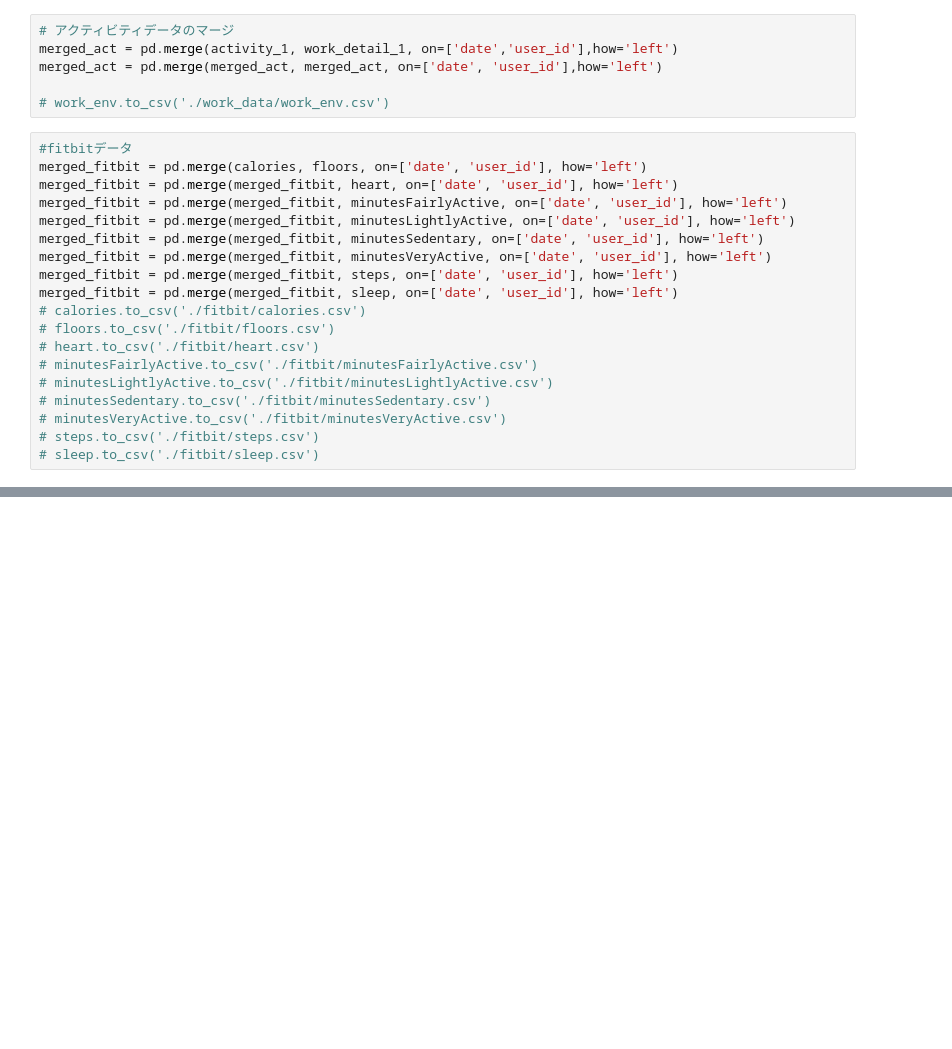
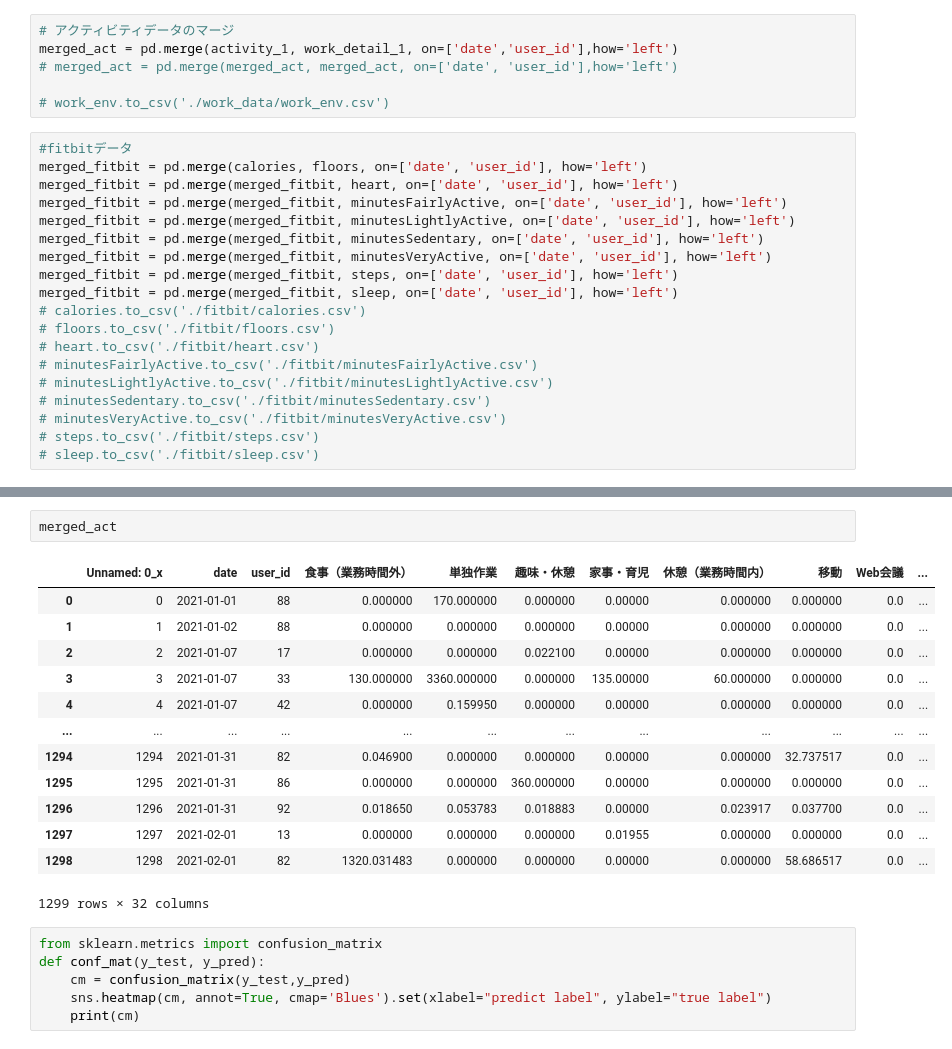
Before and after one commit to yusukennn/research_mental_prediction, a Jupyter notebook: code/analyse/analyse_all_data.ipynb, the cells around one changed output, grey strips where cells are left out. Saved outputs shown, nothing was run; the diff lists cells and outputs as text; blank space fills up the shorter version.

```diff
--- a/code/analyse/analyse_all_data.ipynb
+++ b/code/analyse/analyse_all_data.ipynb
@@ -166,7 +157,7 @@ activity = activity[[ 'user_id','date', '食事（業務時間外）',
 # %%
 # アクティビティデータのマージ
 merged_act = pd.merge(activity_1, work_detail_1, on=['date','user_id'],how='left')
-merged_act = pd.merge(merged_act, merged_act, on=['date', 'user_id'],how='left')
+# merged_act = pd.merge(merged_act, merged_act, on=['date', 'user_id'],how='left')
 
 # work_env.to_csv('./work_data/work_env.csv')
 # %%
@@ -205,3 +436,25 @@ merged_night_w = pd.merge(merged_night_w, night_w_workenga, on=['date','user_id'
+# %%
+merged_act
+# %% [output]
+|  | Unnamed: 0_x | date | user_id | 食事（業務時間外） | 単独作業 | 趣味・休憩 | 家事・育児 | 休憩（業務時間内） | 移動 | Web会議 | ... |
+| 0 | 0 | 2021-01-01 | 88 | 0.000000 | 170.000000 | 0.000000 | 0.00000 | 0.000000 | 0.000000 | 0.0 | ... |
+| 1 | 1 | 2021-01-02 | 88 | 0.000000 | 0.000000 | 0.000000 | 0.00000 | 0.000000 | 0.000000 | 0.0 | ... |
+| 2 | 2 | 2021-01-07 | 17 | 0.000000 | 0.000000 | 0.022100 | 0.00000 | 0.000000 | 0.000000 | 0.0 | ... |
+| 3 | 3 | 2021-01-07 | 33 | 130.000000 | 3360.000000 | 0.000000 | 135.00000 | 60.000000 | 0.000000 | 0.0 | ... |
+| 4 | 4 | 2021-01-07 | 42 | 0.000000 | 0.159950 | 0.000000 | 0.00000 | 0.000000 | 0.000000 | 0.0 | ... |
+| ... | ... | ... | ... | ... | ... | ... | ... | ... | ... | ... | ... |
+| 1294 | 1294 | 2021-01-31 | 82 | 0.046900 | 0.000000 | 0.000000 | 0.00000 | 0.000000 | 32.737517 | 0.0 | ... |
+| 1295 | 1295 | 2021-01-31 | 86 | 0.000000 | 0.000000 | 360.000000 | 0.00000 | 0.000000 | 0.000000 | 0.0 | ... |
+| 1296 | 1296 | 2021-01-31 | 92 | 0.018650 | 0.053783 | 0.018883 | 0.00000 | 0.023917 | 0.037700 | 0.0 | ... |
+| 1297 | 1297 | 2021-02-01 | 13 | 0.000000 | 0.000000 | 0.000000 | 0.01955 | 0.000000 | 0.000000 | 0.0 | ... |
+| 1298 | 1298 | 2021-02-01 | 82 | 1320.031483 | 0.000000 | 0.000000 | 0.00000 | 0.000000 | 58.686517 | 0.0 | ... |
+1299 rows × 32 columns
+# %%
+from sklearn.metrics import confusion_matrix
+def conf_mat(y_test, y_pred):
+    cm = confusion_matrix(y_test,y_pred)
+    sns.heatmap(cm, annot=True, cmap='Blues').set(xlabel="predict label", ylabel="true label")
+    print(cm)
 # %%
 # def lgbm_model()
 import numpy as np
```
Also changed, not shown: parts of 19 cells of this notebook.
